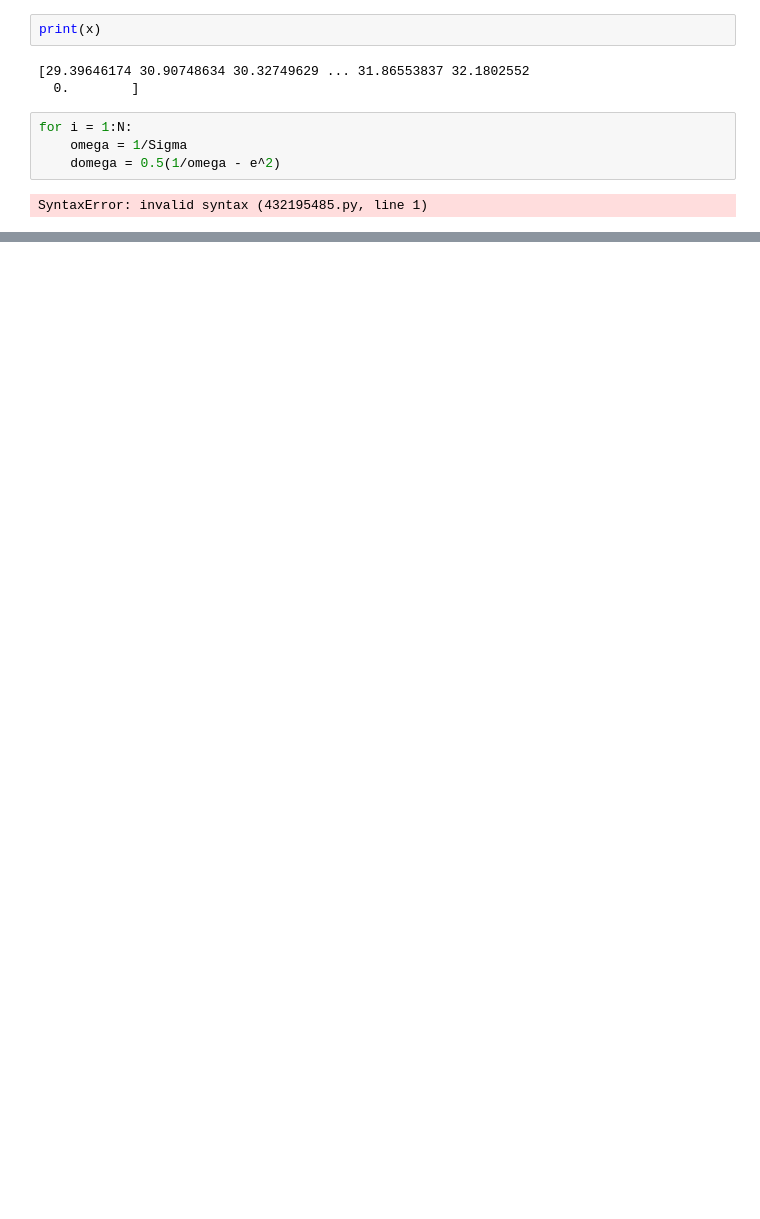
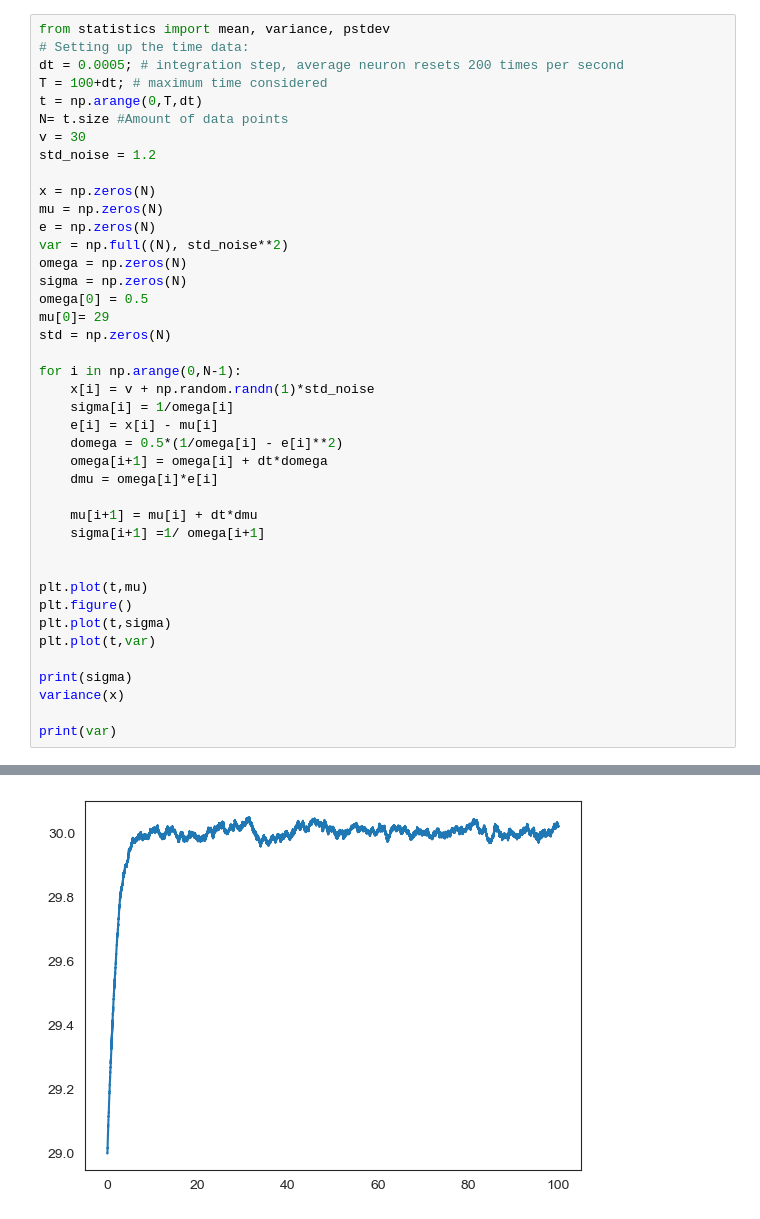
Before and after one commit to sebastiaan116/Affective-Active-Inference, a Jupyter notebook: Noise_test.ipynb, the cells around one changed output, grey strips where cells are left out. Cells and saved outputs as stored; diff of their text form; blank space fills up the shorter version.

Commit message:
Got the precision following the real variance

```diff
--- a/Noise_test.ipynb
+++ b/Noise_test.ipynb
@@ -94,11 +53,42 @@ plt.plot(mu)
-# %%
-print(x)
-# %% [output]
-[29.39646174 30.90748634 30.32749629 ... 31.86553837 32.1802552
-  0.        ]
-# %%
-for i = 1:N:
-    omega = 1/Sigma
-    domega = 0.5(1/omega - e^2)
-# %% [output]
-SyntaxError: invalid syntax (432195485.py, line 1)
+# %%
+from statistics import mean, variance, pstdev
+# Setting up the time data:
+dt = 0.0005; # integration step, average neuron resets 200 times per second
+T = 100+dt; # maximum time considered
+t = np.arange(0,T,dt)
+N= t.size #Amount of data points
+v = 30
+std_noise = 1.2
+
+x = np.zeros(N)
+mu = np.zeros(N)
+e = np.zeros(N)
+var = np.full((N), std_noise**2)
+omega = np.zeros(N)
+sigma = np.zeros(N)
+omega[0] = 0.5
+mu[0]= 29
+std = np.zeros(N)
+
+for i in np.arange(0,N-1):
+    x[i] = v + np.random.randn(1)*std_noise
+    sigma[i] = 1/omega[i]
+    e[i] = x[i] - mu[i]
+    domega = 0.5*(1/omega[i] - e[i]**2)
+    omega[i+1] = omega[i] + dt*domega
+    dmu = omega[i]*e[i]
+
+    mu[i+1] = mu[i] + dt*dmu
+    sigma[i+1] =1/ omega[i+1]
+
+
+plt.plot(t,mu)
+plt.figure()
+plt.plot(t,sigma)
+plt.plot(t,var)
+
+print(sigma)
+variance(x)
+
+print(var)
+# %% [output]
@@ -104,0 +97 @@ SyntaxError: invalid syntax (432195485.py, line 1)
+[figure, added]
```
Also changed, not shown: parts of 6 cells of this notebook.
